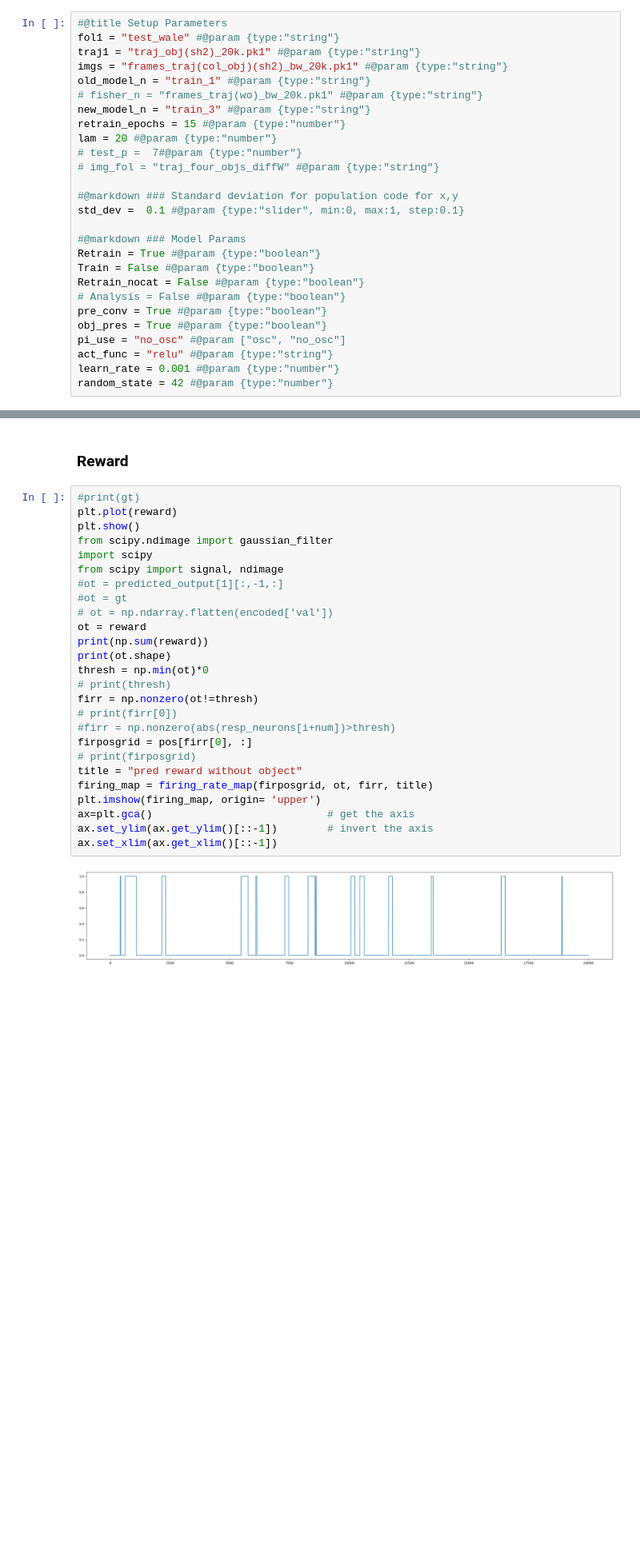
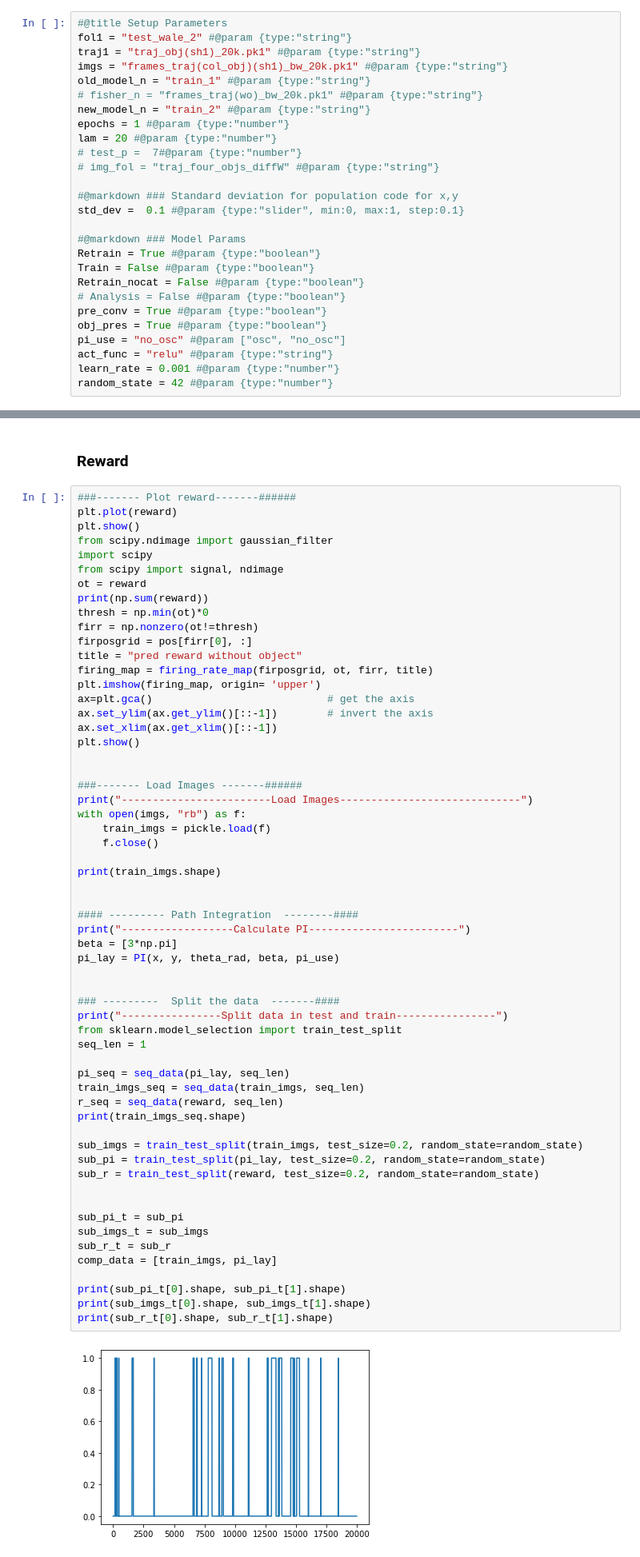
Before and after one commit to jarvez31/Object_representation_model, a Jupyter notebook: Obj_graph_mlp_catasforge_local2.ipynb, the cells around one changed output, grey strips where cells are left out. Shown at 80% size. Saved outputs shown, nothing was run; the diff lists cells and outputs as text; blank space fills up the shorter version.

```diff
--- a/Obj_graph_mlp_catasforge_local2.ipynb
+++ b/Obj_graph_mlp_catasforge_local2.ipynb
@@ -52,12 +55,12 @@ main = "Bharat_local_runs/"
 # %%
 #@title Setup Parameters
-fol1 = "test_wale" #@param {type:"string"}
-traj1 = "traj_obj(sh2)_20k.pk1" #@param {type:"string"}
-imgs = "frames_traj(col_obj)(sh2)_bw_20k.pk1" #@param {type:"string"}
+fol1 = "test_wale_2" #@param {type:"string"}
+traj1 = "traj_obj(sh1)_20k.pk1" #@param {type:"string"}
+imgs = "frames_traj(col_obj)(sh1)_bw_20k.pk1" #@param {type:"string"}
 old_model_n = "train_1" #@param {type:"string"}
 # fisher_n = "frames_traj(wo)_bw_20k.pk1" #@param {type:"string"}
-new_model_n = "train_3" #@param {type:"string"}
-retrain_epochs = 15 #@param {type:"number"}
+new_model_n = "train_2" #@param {type:"string"}
+epochs = 1 #@param {type:"number"}
 lam = 20 #@param {type:"number"}
 # test_p =  7#@param {type:"number"}
 # img_fol = "traj_four_objs_diffW" #@param {type:"string"}
@@ -147,30 +150,63 @@ plt.plot(x,y)
 # %% [markdown]
 ### Reward
 # %%
-#print(gt)
+###------- Plot reward-------######
 plt.plot(reward)
 plt.show()
 from scipy.ndimage import gaussian_filter
 import scipy
 from scipy import signal, ndimage
-#ot = predicted_output[1][:,-1,:]
-#ot = gt
-# ot = np.ndarray.flatten(encoded['val'])
 ot = reward
 print(np.sum(reward))
-print(ot.shape)
 thresh = np.min(ot)*0
-# print(thresh)
 firr = np.nonzero(ot!=thresh)
-# print(firr[0])
-#firr = np.nonzero(abs(resp_neurons[i+num])>thresh)
 firposgrid = pos[firr[0], :]
-# print(firposgrid)
 title = "pred reward without object"
 firing_map = firing_rate_map(firposgrid, ot, firr, title)
 plt.imshow(firing_map, origin= 'upper')
 ax=plt.gca()                            # get the axis
 ax.set_ylim(ax.get_ylim()[::-1])        # invert the axis
 ax.set_xlim(ax.get_xlim()[::-1])
+plt.show()
+
+
+###------- Load Images -------######
+print("------------------------Load Images-----------------------------")
+with open(imgs, "rb") as f:
+    train_imgs = pickle.load(f)
+    f.close()
+
+print(train_imgs.shape)
+
+
+#### --------- Path Integration  --------####
+print("------------------Calculate PI------------------------")
+beta = [3*np.pi]
+pi_lay = PI(x, y, theta_rad, beta, pi_use)
+
+
+### ---------  Split the data  -------####
+print("----------------Split data in test and train----------------")
+from sklearn.model_selection import train_test_split
+seq_len = 1
+
+pi_seq = seq_data(pi_lay, seq_len)
+train_imgs_seq = seq_data(train_imgs, seq_len)
+r_seq = seq_data(reward, seq_len)
+print(train_imgs_seq.shape)
+
+sub_imgs = train_test_split(train_imgs, test_size=0.2, random_state=random_state)
+sub_pi = train_test_split(pi_lay, test_size=0.2, random_state=random_state)
+sub_r = train_test_split(reward, test_size=0.2, random_state=random_state)
+
+
+sub_pi_t = sub_pi
+sub_imgs_t = sub_imgs
+sub_r_t = sub_r
+comp_data = [train_imgs, pi_lay]
+
+print(sub_pi_t[0].shape, sub_pi_t[1].shape)
+print(sub_imgs_t[0].shape, sub_imgs_t[1].shape)
+print(sub_r_t[0].shape, sub_r_t[1].shape)
 # %% [output]
-[figure, old version]
+[figure, new version]
```
Also changed, not shown: parts of 28 cells of this notebook.
